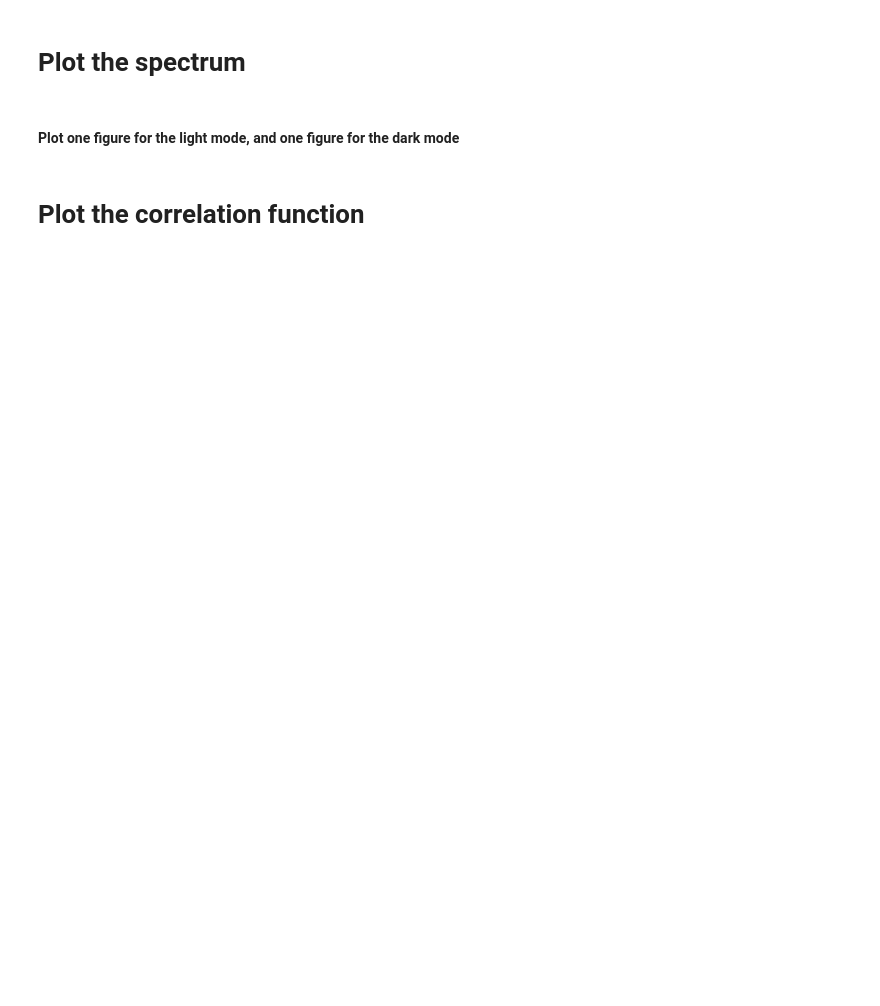
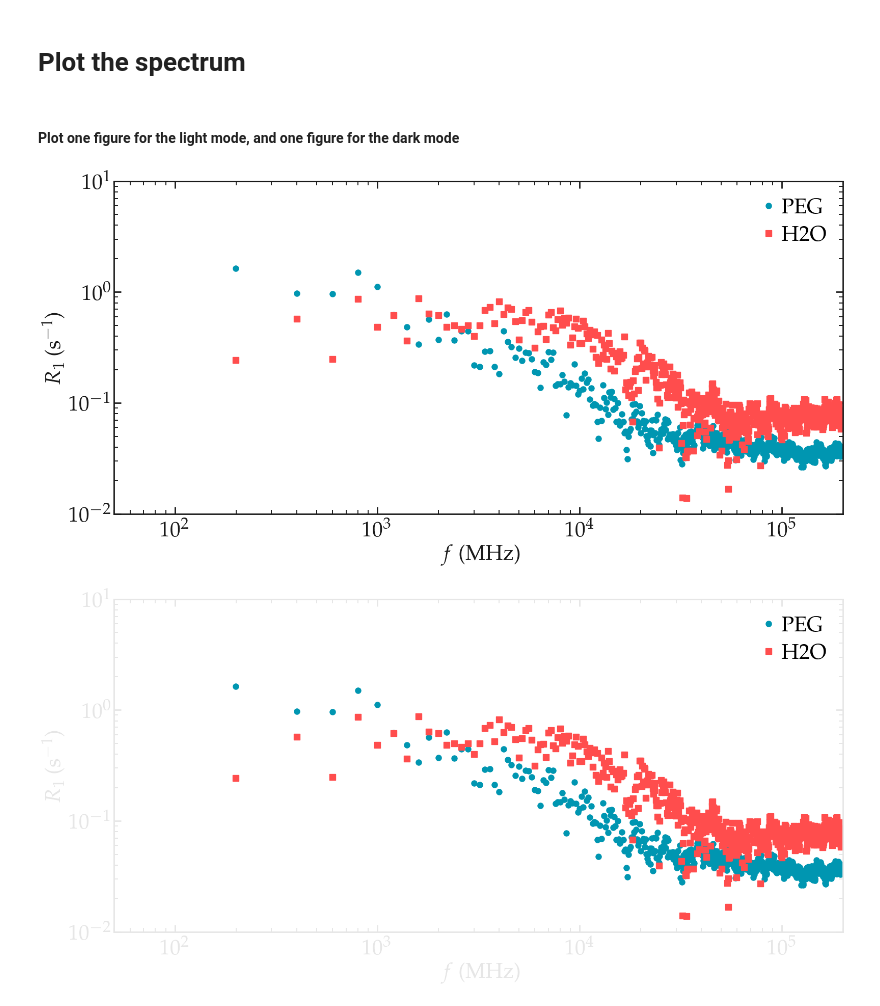
Before and after one commit to simongravelle/nmrformd, a Jupyter notebook: examples/polymer-in-water/analysis.ipynb, the cells around one changed output. Saved outputs shown, nothing was run; the diff lists cells and outputs as text; code cells hidden in the pictures; blank space fills up the shorter version.

```diff
--- a/examples/polymer-in-water/analysis.ipynb
+++ b/examples/polymer-in-water/analysis.ipynb
@@ -20,5 +23,7 @@ print(f"The number of PEG molecules is {n_polymer_molecules}")
 # %% [markdown]
 # Run NMRforMD
 # %%
-PEG_nmr = nmrmd.NMR(u, group_H_polymer, neighbor_group=group_H) # , number_i=40)
-H2O_nmr = nmrmd.NMR(u, group_H_water, neighbor_group=group_H, number_i=120)
+PEG_nmr = nmrmd.NMR(u, group_H_polymer, neighbor_group=group_H, number_i=20)
+print("a")
+H2O_nmr = nmrmd.NMR(u, group_H_water, neighbor_group=group_H, number_i=20)
+print("b")
@@ -105,2 +64,0 @@ for mode, mygray in zip(['light', 'dark'], [lightgray, darkgray]):
-# %% [markdown]
-# Plot the correlation function
@@ -153,0 +65,13 @@ for mode, mygray in zip(['light', 'dark'], [lightgray, darkgray]):
+# %%
+for mode, mygray in zip(['light', 'dark'], [lightgray, darkgray]):
+    fig = plt.figure(figsize=(16, 8))
+    ax1 = fig.add_subplot(111)
+    ax1.loglog(PEG_nmr.f[:-60], PEG_nmr.R1[:-60], 'o', markersize=8, color=myblue, label=r'PEG')
+    ax1.loglog(PEG_nmr.f[:-60], H2O_nmr.R1[:-60], 's', markersize=8, color=myred, label=r'H2O')
+    figure_improvement(ax1, mygray, font, fontsize,
+                       xlabel=r"$f$ (MHz)", ylabel=r'$R_1$ (s$^{-1}$)',
+                       xlim=(5e1, 2e5), ylim=(0.01, 10))
+    save_figure(plt, fig, mode, name='R1')
+# %% [output]
+[figure, added]
+[figure, added]
```
Also changed, not shown: parts of 9 cells of this notebook, 6 other files.
